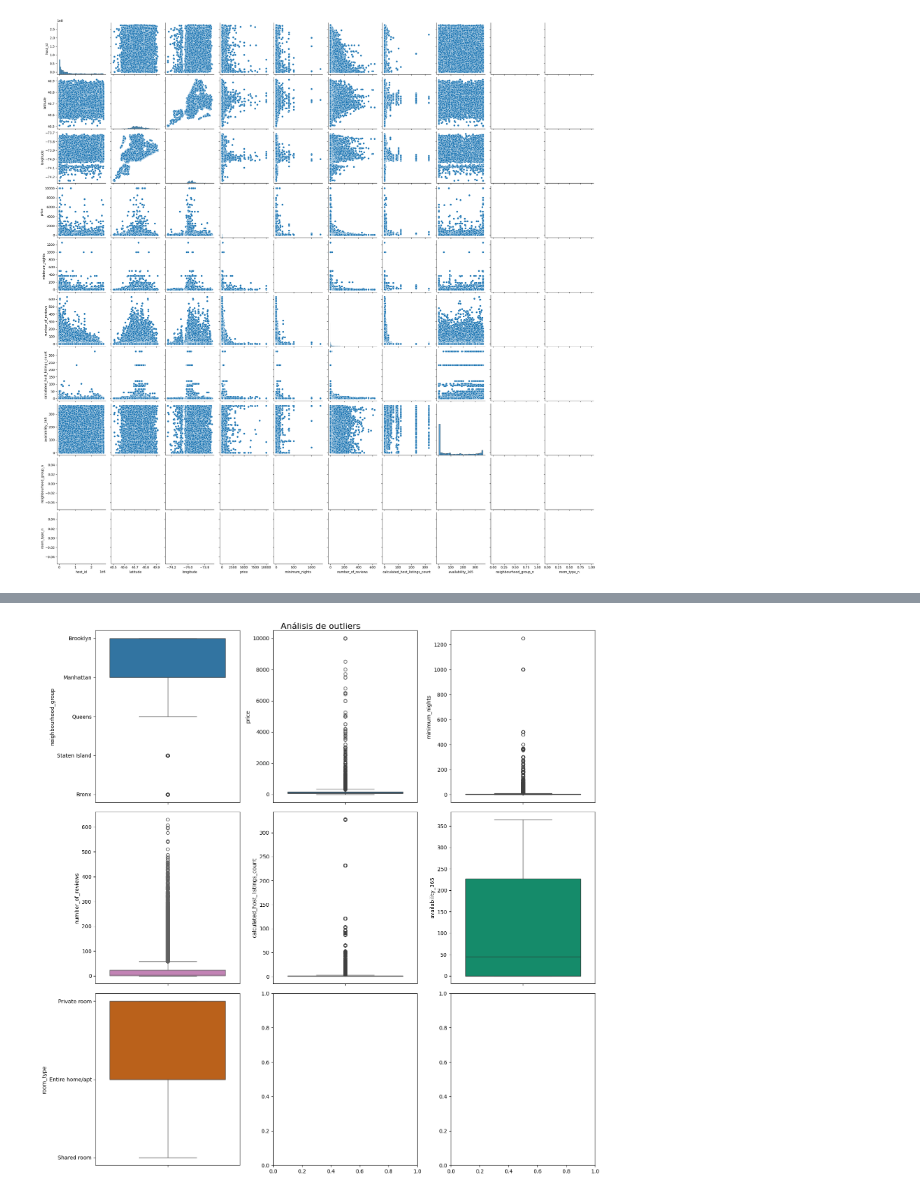
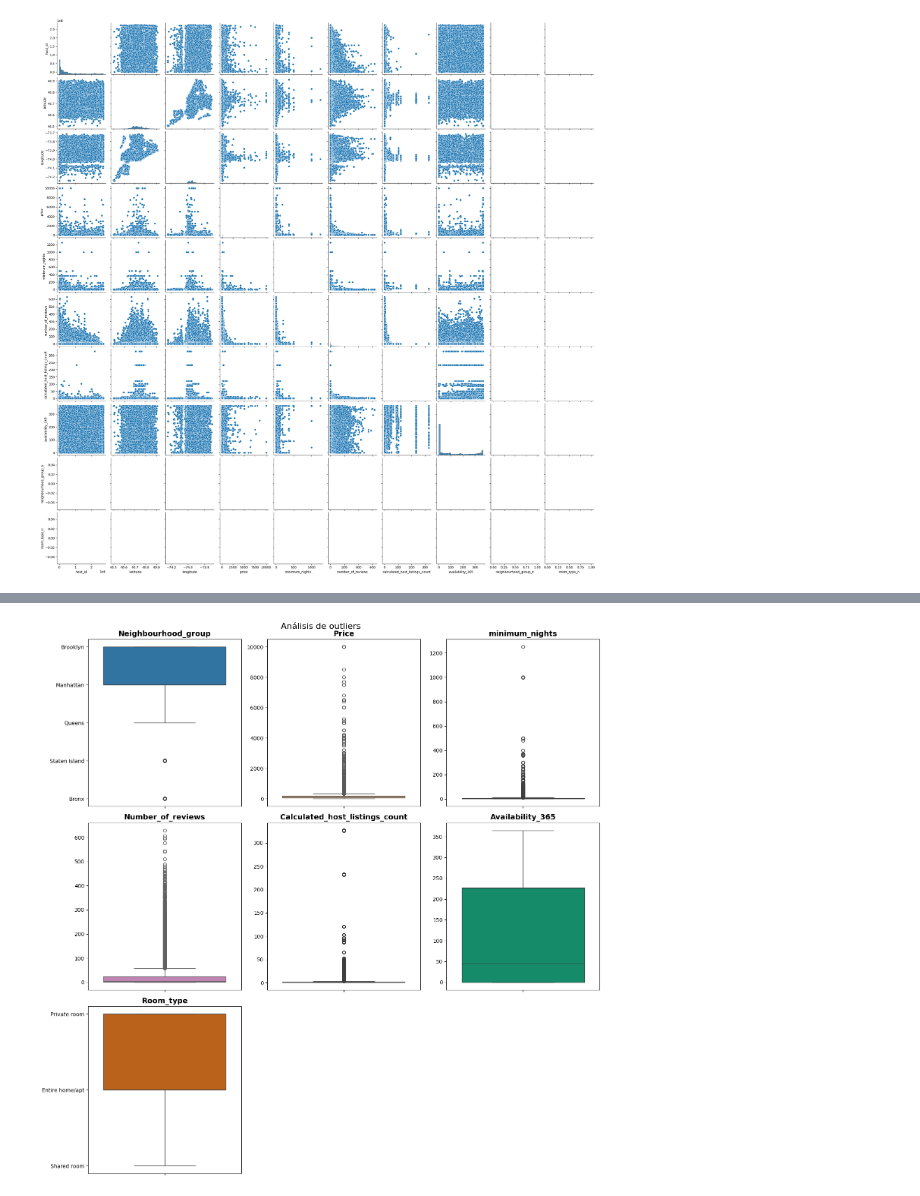
Before and after one commit to 4GeeksAcademy/Booting_algorithm-NatTajuelo, a Jupyter notebook: src/explore.ipynb, the cells around one changed output, grey strips where cells are left out. Drawn from its saved outputs; the diff is of its cells as text; code cells hidden in the pictures.

```diff
--- a/src/explore.ipynb
+++ b/src/explore.ipynb
@@ -261,17 +257,24 @@ total_data.describe()
 # %%
 fig, axes = plt.subplots(3, 3, figsize = (15, 15))
 fig.suptitle("Análisis de outliers", fontsize=16)
 
-sns.boxplot(ax = axes[0, 0], data = total_data, y = "neighbourhood_group_n")
-sns.boxplot(ax = axes[0, 1], data = total_data, y = "price")
-sns.boxplot(ax = axes[0, 2], data = total_data, y = "minimum_nights")
-sns.boxplot(ax = axes[1, 0], data = total_data, y = "number_of_reviews", color=sns.color_palette("colorblind")[4])
-sns.boxplot(ax = axes[1, 1], data = total_data, y = "calculated_host_listings_count")
-sns.boxplot(ax = axes[1, 2], data = total_data, y = "availability_365", color=sns.color_palette("colorblind")[2])
-sns.boxplot(ax = axes[2, 0], data = total_data, y = "room_type_n", color=sns.color_palette("colorblind")[3])
+f1 = sns.boxplot(ax = axes[0, 0], data = total_data, y = "neighbourhood_group_n").set_title("Neighbourhood_group_n", fontsize=14, fontweight='bold')
+f2 = sns.boxplot(ax = axes[0, 1], data = total_data, y = "price", color=sns.color_palette("colorblind")[5]).set_title("Price", fontsize=14, fontweight='bold')
+f3 = sns.boxplot(ax = axes[0, 2], data = total_data, y = "minimum_nights").set_title("minimum_nights", fontsize=14, fontweight='bold')
+f4 = sns.boxplot(ax = axes[1, 0], data = total_data, y = "number_of_reviews", color=sns.color_palette("colorblind")[4]).set_title("Number_of_reviews", fontsize=14, fontweight='bold')
+f5 = sns.boxplot(ax = axes[1, 1], data = total_data, y = "calculated_host_listings_count").set_title("Calculated_host_listings_count", fontsize=14, fontweight='bold')
+f6 = sns.boxplot(ax = axes[1, 2], data = total_data, y = "availability_365", color=sns.color_palette("colorblind")[2]).set_title("Availability_365", fontsize=14, fontweight='bold')
+f7 = sns.boxplot(ax = axes[2, 0], data = total_data, y = "room_type_n", color=sns.color_palette("colorblind")[3]).set_title("Room_type_n", fontsize=14, fontweight='bold')
+
+for ax in axes.flatten():
+    if ax:
+        ax.set(ylabel=None)
+
+fig.delaxes(axes[2, 1])
+fig.delaxes(axes[2, 2])
 
 plt.tight_layout()
 
 plt.show()
 # %% [output]
-[figure, old version]
+[figure, new version]
```
Also changed, not shown: parts of 28 cells of this notebook, 2 other files.
